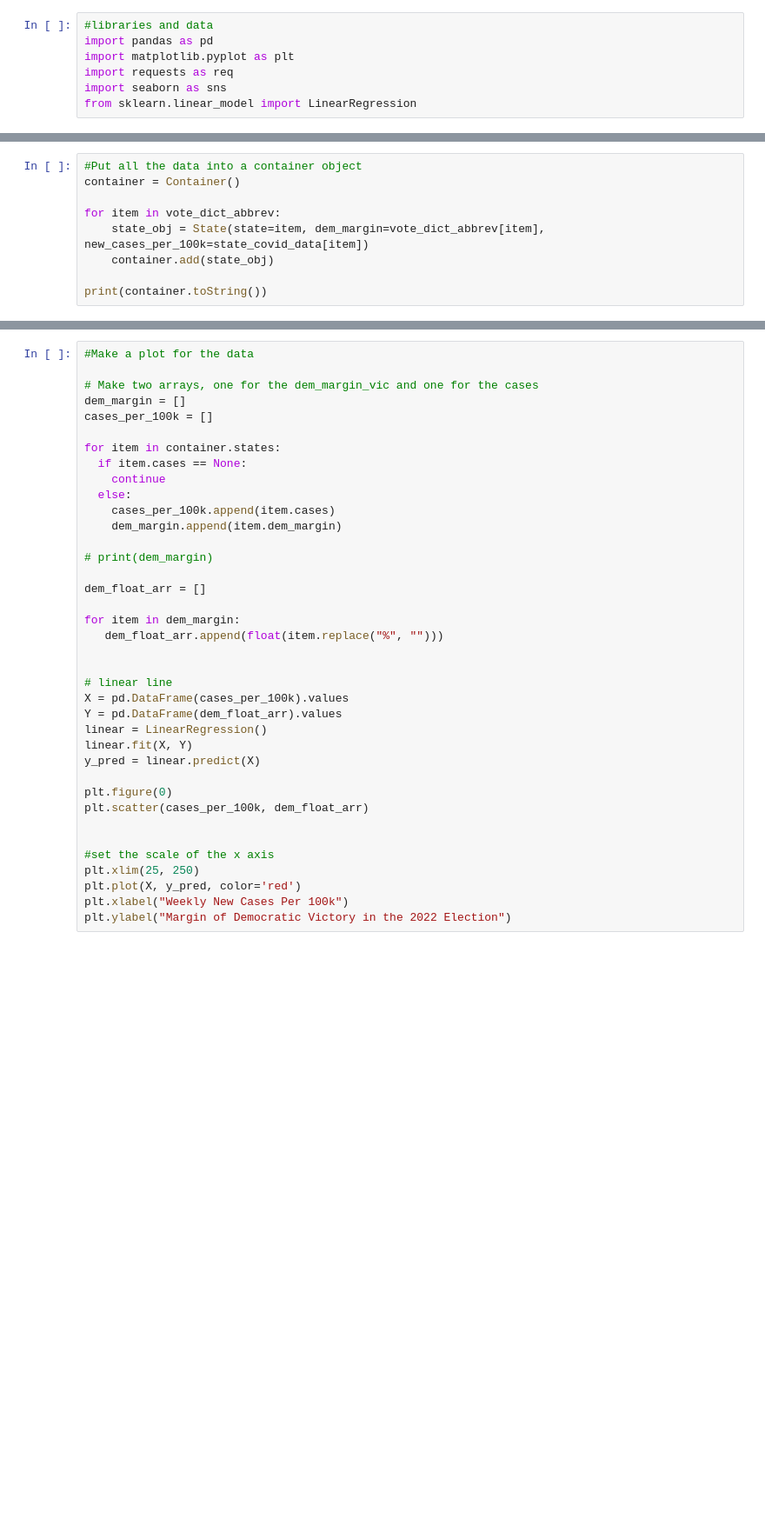
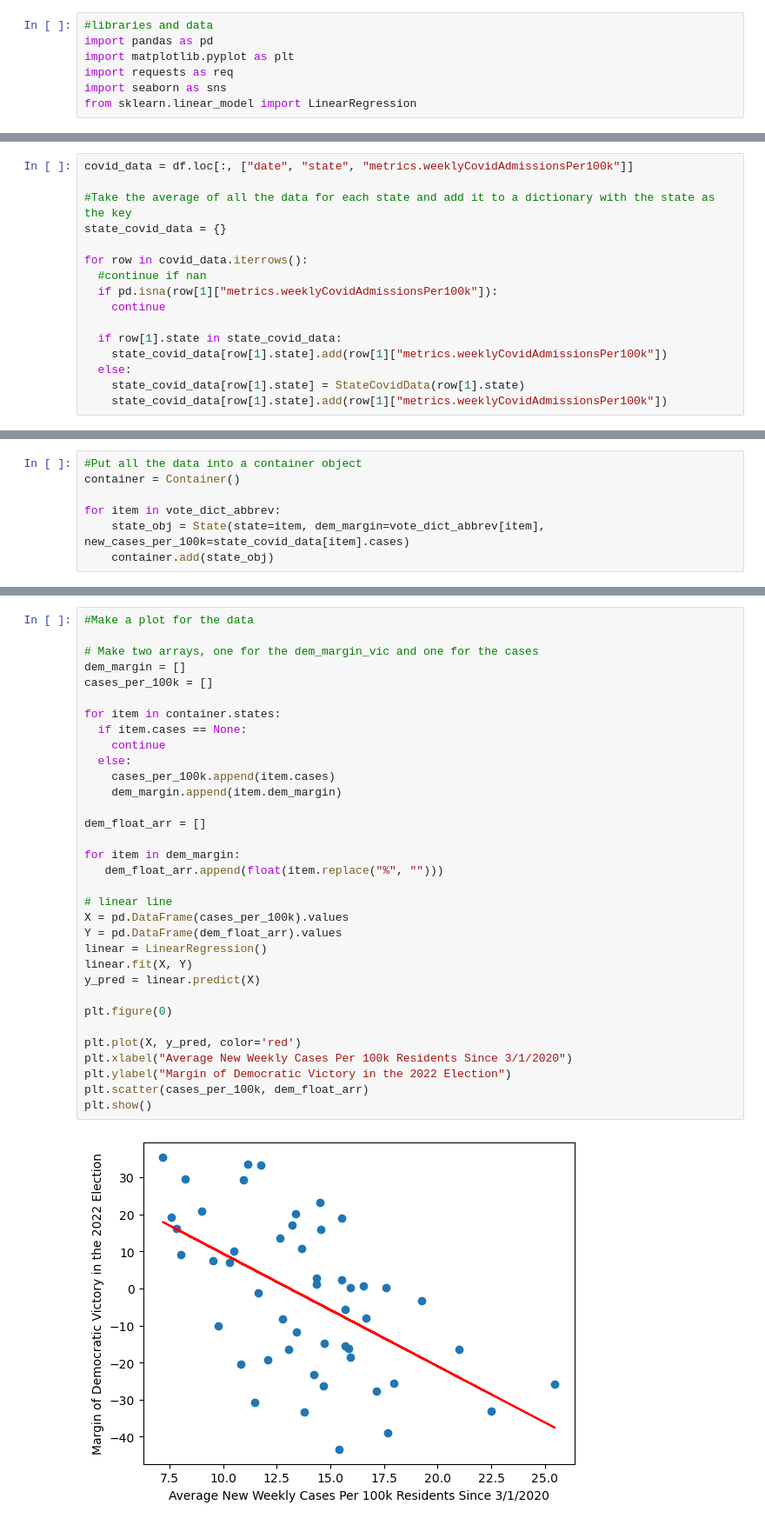
Before and after one commit to alexanderschatzberg/qr_x, a Jupyter notebook: covid-and-politics/src/covid_vs_politics.ipynb, the cells around one changed output, grey strips where cells are left out. Shown at 87% size. Drawn from its saved outputs; the diff is of its cells as text; blank space fills up the shorter version.

Commit message:
Take average of whole timeserries

```diff
--- a/covid-and-politics/src/covid_vs_politics.ipynb
+++ b/covid-and-politics/src/covid_vs_politics.ipynb
@@ -45 +53,17 @@ for row in df.iterrows():
+# %%
+covid_data = df.loc[:, ["date", "state", "metrics.weeklyCovidAdmissionsPer100k"]]
+
+#Take the average of all the data for each state and add it to a dictionary with the state as the key
+state_covid_data = {}
+
+for row in covid_data.iterrows():
+  #continue if nan
+  if pd.isna(row[1]["metrics.weeklyCovidAdmissionsPer100k"]):
+    continue
+
+  if row[1].state in state_covid_data:
+    state_covid_data[row[1].state].add(row[1]["metrics.weeklyCovidAdmissionsPer100k"])
+  else:
+    state_covid_data[row[1].state] = StateCovidData(row[1].state)
+    state_covid_data[row[1].state].add(row[1]["metrics.weeklyCovidAdmissionsPer100k"])
 # %%
@@ -69,8 +94,6 @@ for item in vote_dict_names:
 container = Container()
 
 for item in vote_dict_abbrev:
-    state_obj = State(state=item, dem_margin=vote_dict_abbrev[item], new_cases_per_100k=state_covid_data[item])
+    state_obj = State(state=item, dem_margin=vote_dict_abbrev[item], new_cases_per_100k=state_covid_data[item].cases)
     container.add(state_obj)
-
-print(container.toString())
 # %% [output]
@@ -94,39 +117,35 @@ State: WY, New Weekly Cases Per 100k: 34.7, Democratic Margin of Victory: -43.4%
 # %%
 #Make a plot for the data
 
 # Make two arrays, one for the dem_margin_vic and one for the cases
 dem_margin = []
 cases_per_100k = []
 
 for item in container.states:
   if item.cases == None:
     continue
   else:
     cases_per_100k.append(item.cases)
     dem_margin.append(item.dem_margin)
 
-# print(dem_margin)
-
 dem_float_arr = []
 
 for item in dem_margin:
    dem_float_arr.append(float(item.replace("%", "")))
-
 
 # linear line
 X = pd.DataFrame(cases_per_100k).values
 Y = pd.DataFrame(dem_float_arr).values
 linear = LinearRegression()
 linear.fit(X, Y)
 y_pred = linear.predict(X)
 
 plt.figure(0)
+
+plt.plot(X, y_pred, color='red')
+plt.xlabel("Average New Weekly Cases Per 100k Residents Since 3/1/2020")
+plt.ylabel("Margin of Democratic Victory in the 2022 Election")
 plt.scatter(cases_per_100k, dem_float_arr)
-
-
-#set the scale of the x axis
-plt.xlim(25, 250)
-plt.plot(X, y_pred, color='red')
-plt.xlabel("Weekly New Cases Per 100k")
-plt.ylabel("Margin of Democratic Victory in the 2022 Election")
+plt.show()
 # %% [output]
+[figure, new version]
```
Also changed, not shown: parts of 5 cells of this notebook, 1 other file.
